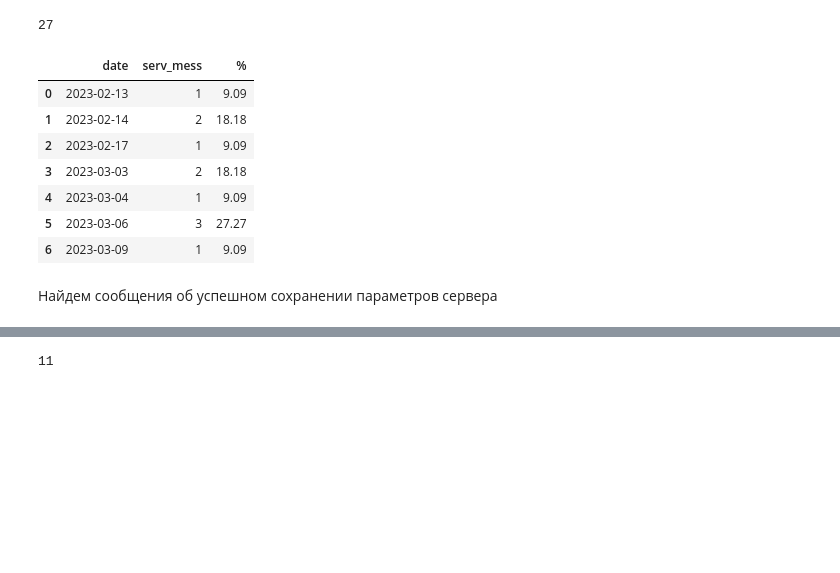
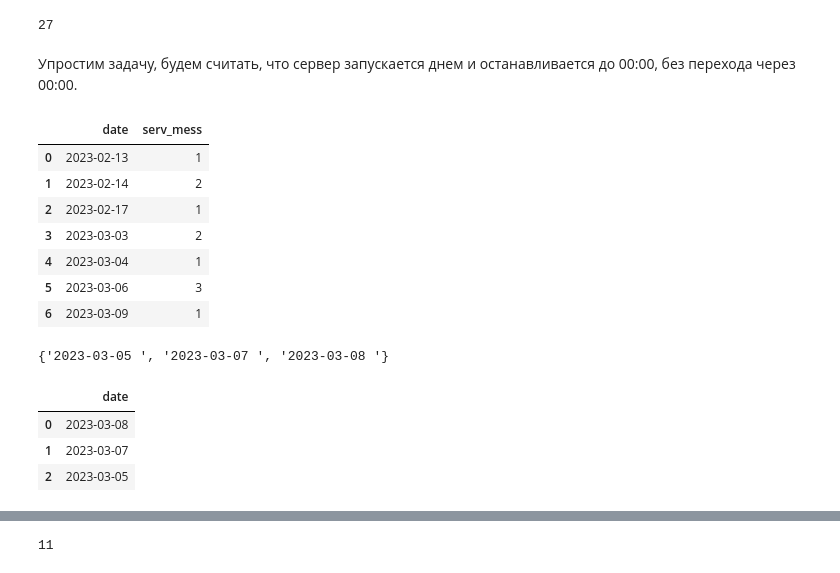
Before and after one commit to vi-bo/minecraft_log, a Jupyter notebook: minecraft_logs_night.ipynb, the cells around one changed output, grey strips where cells are left out. Drawn from its saved outputs; the diff is of its cells as text; code cells hidden in the pictures; blank space fills up the shorter version.

```diff
--- a/minecraft_logs_night.ipynb
+++ b/minecraft_logs_night.ipynb
@@ -2482,19 +2684,32 @@ len(ind_is_stop)
 len(ind_is_start)
 # %% [output]
 27
+# %% [markdown]
+Упростим задачу, будем считать, что сервер запускается днем и останавливается до 00:00, без перехода через 00:00.
 # %%
 plot_df = sub_summary[sub_summary.index.isin(ind_is_stop)][['date', 'serv_mess']].groupby(['date']).count().reset_index()
-plot_df['%'] = plot_df['serv_mess'] * 100 / plot_df['serv_mess'].sum()
-plot_df['%'] = plot_df['%'].round(2)
 plot_df
 # %% [output]
-|  | date | serv_mess | % |
-| 0 | 2023-02-13 | 1 | 9.09 |
-| 1 | 2023-02-14 | 2 | 18.18 |
-| 2 | 2023-02-17 | 1 | 9.09 |
-| 3 | 2023-03-03 | 2 | 18.18 |
-| 4 | 2023-03-04 | 1 | 9.09 |
-| 5 | 2023-03-06 | 3 | 27.27 |
-| 6 | 2023-03-09 | 1 | 9.09 |
+|  | date | serv_mess |
+| 0 | 2023-02-13 | 1 |
+| 1 | 2023-02-14 | 2 |
+| 2 | 2023-02-17 | 1 |
+| 3 | 2023-03-03 | 2 |
+| 4 | 2023-03-04 | 1 |
+| 5 | 2023-03-06 | 3 |
+| 6 | 2023-03-09 | 1 |
-# %% [markdown]
-Найдем сообщения об успешном сохранении параметров сервера
+# %%
+# vibo: у нас есть три дня, когда сервер корректно не выключался
+find_days = set(groups_x_is_start) - set(plot_df['date'].values)
+find_days
+# %% [output]
+{'2023-03-05 ', '2023-03-07 ', '2023-03-08 '}
+# %%
+# vibo: создадим датафрейм
+df_find_days = pd.DataFrame({'date': list(find_days)})
+df_find_days
+# %% [output]
+|  | date |
+| 0 | 2023-03-08 |
+| 1 | 2023-03-07 |
+| 2 | 2023-03-05 |
```
Also changed, not shown: parts of 90 cells of this notebook.
